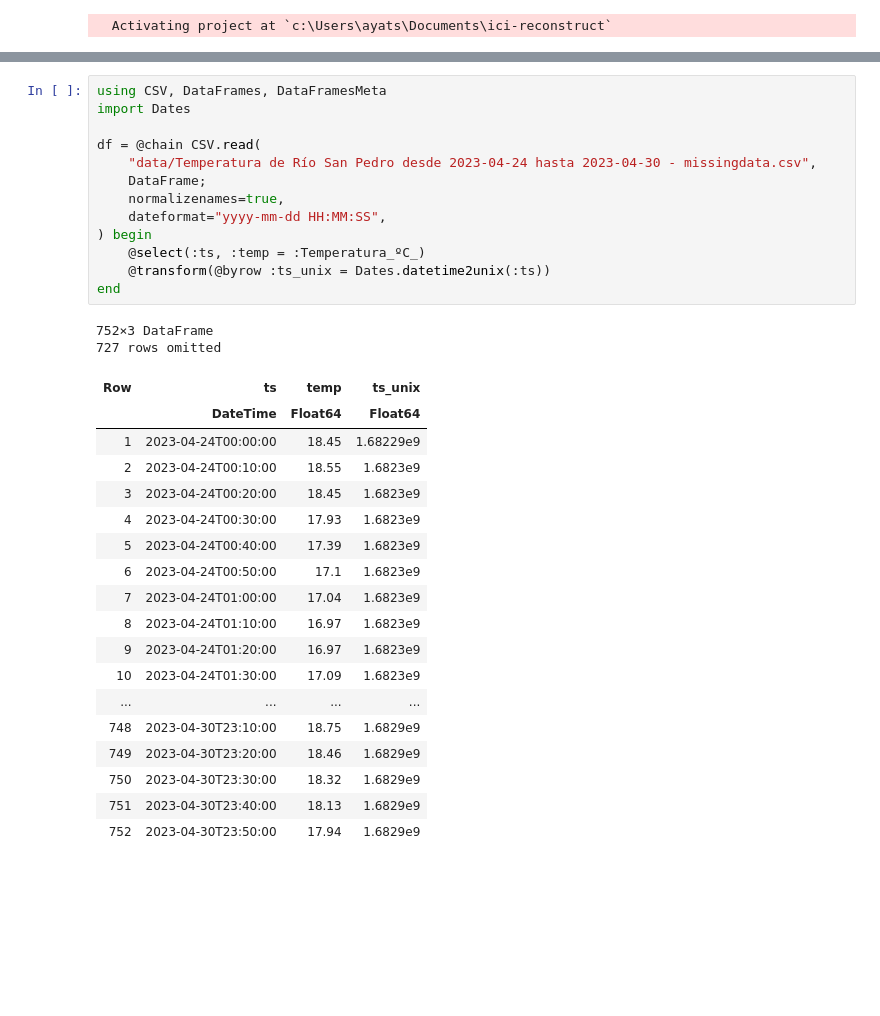
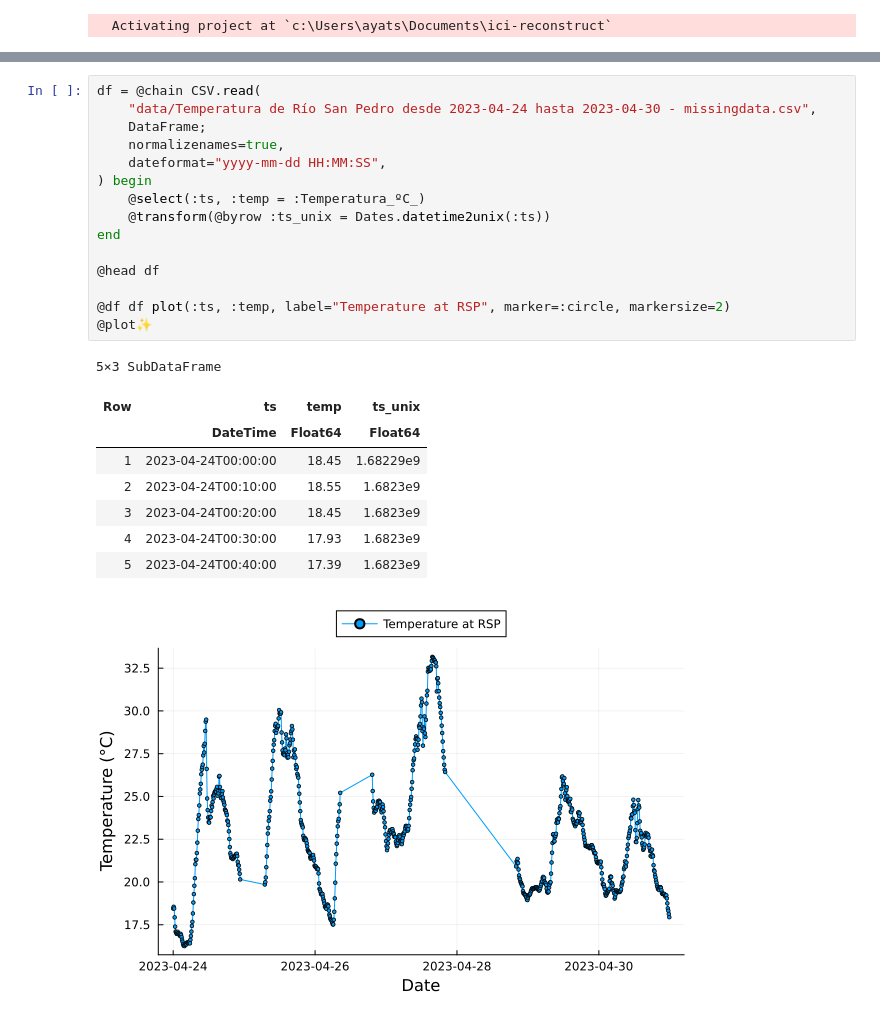
Before and after one commit to viperML/ici-reconstruct, a Jupyter notebook: main.ipynb, the cells around one changed output, grey strips where cells are left out. Saved outputs shown, nothing was run; the diff lists cells and outputs as text; blank space fills up the shorter version.

```diff
--- a/main.ipynb
+++ b/main.ipynb
@@ -15,34 +33,25 @@ Pkg.instantiate()
 # %%
-using CSV, DataFrames, DataFramesMeta
-import Dates
-
 df = @chain CSV.read(
     "data/Temperatura de Río San Pedro desde 2023-04-24 hasta 2023-04-30 - missingdata.csv",
     DataFrame;
     normalizenames=true,
     dateformat="yyyy-mm-dd HH:MM:SS",
 ) begin
     @select(:ts, :temp = :Temperatura_ºC_)
     @transform(@byrow :ts_unix = Dates.datetime2unix(:ts))
 end
+
+@head df
+
+@df df plot(:ts, :temp, label="Temperature at RSP", marker=:circle, markersize=2)
+@plot✨
 # %% [output]
-752×3 DataFrame
-727 rows omitted
+5×3 SubDataFrame
 | Row | ts | temp | ts_unix |
 |  | DateTime | Float64 | Float64 |
 | 1 | 2023-04-24T00:00:00 | 18.45 | 1.68229e9 |
 | 2 | 2023-04-24T00:10:00 | 18.55 | 1.6823e9 |
 | 3 | 2023-04-24T00:20:00 | 18.45 | 1.6823e9 |
 | 4 | 2023-04-24T00:30:00 | 17.93 | 1.6823e9 |
 | 5 | 2023-04-24T00:40:00 | 17.39 | 1.6823e9 |
-| 6 | 2023-04-24T00:50:00 | 17.1 | 1.6823e9 |
-| 7 | 2023-04-24T01:00:00 | 17.04 | 1.6823e9 |
-| 8 | 2023-04-24T01:10:00 | 16.97 | 1.6823e9 |
-| 9 | 2023-04-24T01:20:00 | 16.97 | 1.6823e9 |
-| 10 | 2023-04-24T01:30:00 | 17.09 | 1.6823e9 |
-| ... | ... | ... | ... |
-| 748 | 2023-04-30T23:10:00 | 18.75 | 1.6829e9 |
-| 749 | 2023-04-30T23:20:00 | 18.46 | 1.6829e9 |
-| 750 | 2023-04-30T23:30:00 | 18.32 | 1.6829e9 |
-| 751 | 2023-04-30T23:40:00 | 18.13 | 1.6829e9 |
-| 752 | 2023-04-30T23:50:00 | 17.94 | 1.6829e9 |
+[figure, added]
```
Also changed, not shown: parts of 9 cells of this notebook, 2 other files.
